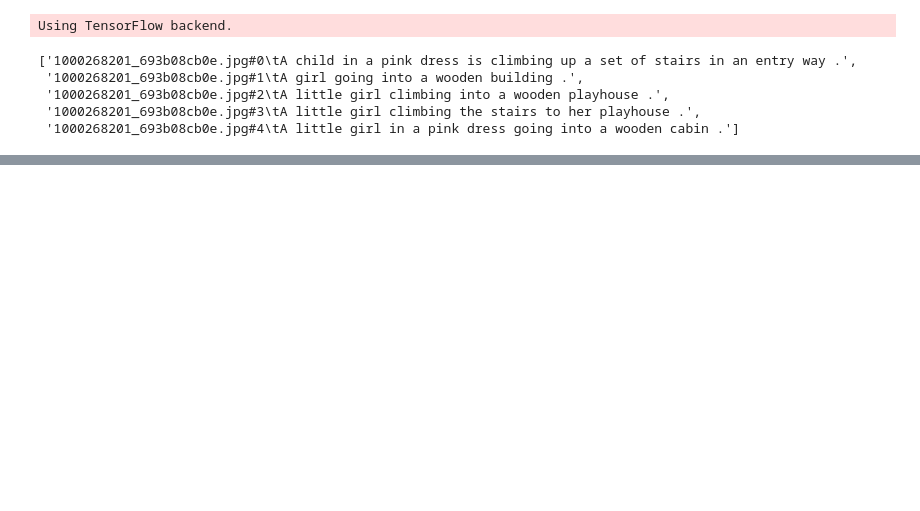
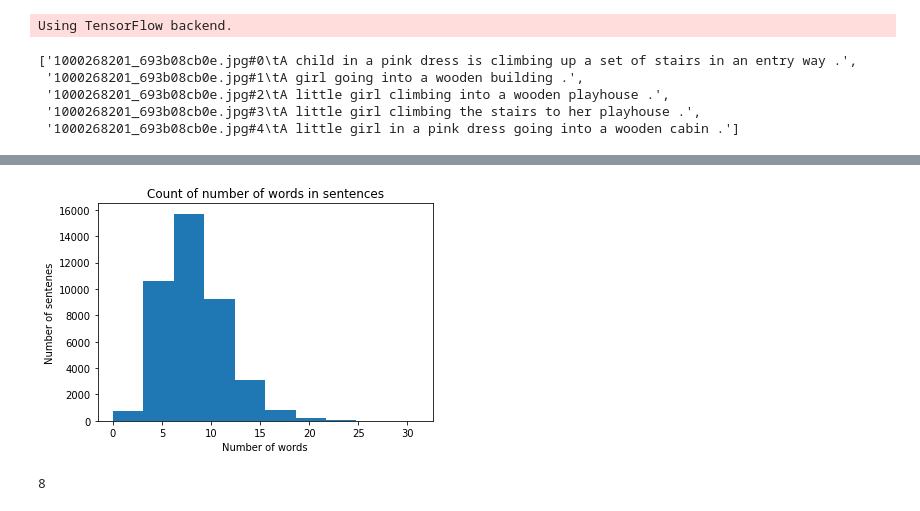
Before and after one commit to akarsh-saxena/Image-Caption-Generator, a Jupyter notebook: Image Caption Generator.ipynb, the cells around one changed output, grey strips where cells are left out. Cells and saved outputs as stored; diff of their text form; code cells hidden in the pictures; blank space fills up the shorter version.

```diff
--- a/Image Caption Generator.ipynb
+++ b/Image Caption Generator.ipynb
@@ -107,0 +99,2 @@ plt.show()
+# %%
+all_sent_list = [item.strip('startseq').strip('endseq').strip(' ') for sublist in list(all_dict.values()) for item in sublist]
@@ -107,0 +103,13 @@ plt.show()
+# %%
+plt.hist([len(sentence.split()) for sentence in all_sent_list])
+plt.xlabel('Number of words')
+plt.ylabel('Number of sentenes')
+plt.title('Count of number of words in sentences')
+plt.show()
+# %% [output]
+[figure, added]
+# %%
+avg_sent_len = int(np.mean([len(sentence.split()) for sentence in all_sent_list]))
+avg_sent_len
+# %% [output]
+8
```
Also changed, not shown: parts of 10 cells of this notebook.
